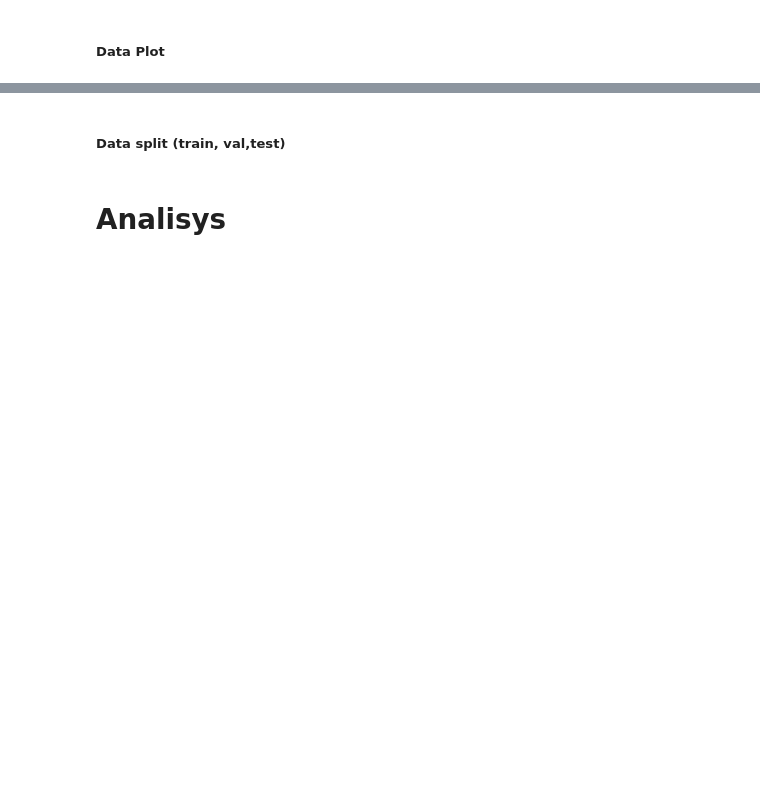
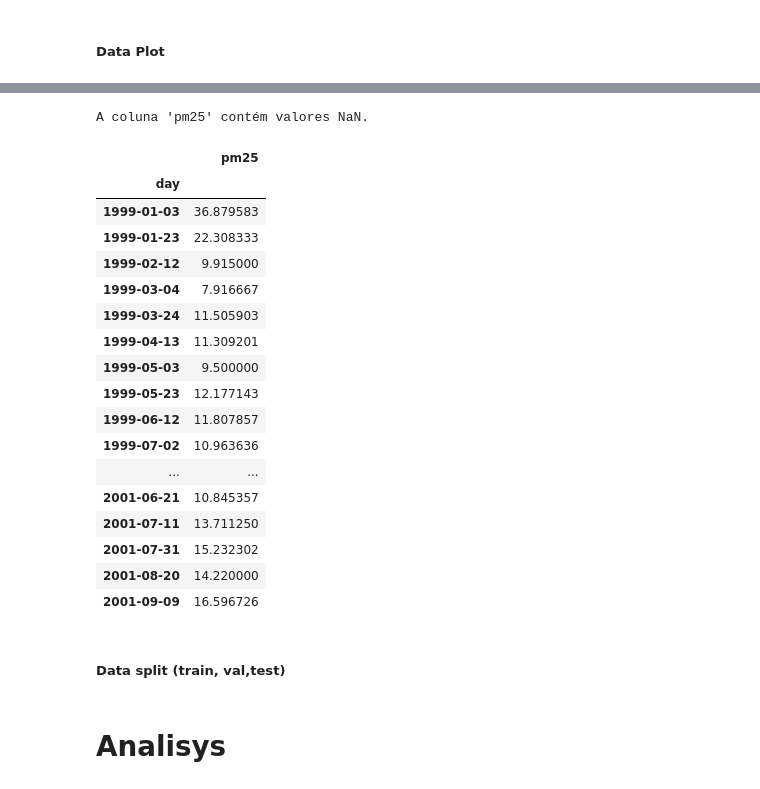
Before and after one commit to alexspf/bk_pm25_pred, a Jupyter notebook: best_cut.ipynb, the cells around one changed output, grey strips where cells are left out. Cells and saved outputs as stored; diff of their text form; code cells hidden in the pictures; blank space fills up the shorter version.

```diff
--- a/best_cut.ipynb
+++ b/best_cut.ipynb
@@ -104,12 +97,0 @@ Text(0, 0.5, 'pm25')
-# %%
-
-
-
-
-time_freq = "20D"
-
-data_mod = data_mod.resample(time_freq).mean()
-
-# Criar um novo índice de datas com a frequência desejada, começando na primeira data e terminando na última data dos dados
-data_mod.set_index(['day'], inplace=True, drop=False)
-data_mod.head()
@@ -144,3 +98,41 @@ Name: day, Length: 458, dtype: bool
+# %%
+tem_nan = data_mod['pm25'].isna().any()
+
+if tem_nan:
+    print("A coluna 'pm25' contém valores NaN.")
+else:
+    print("A coluna 'pm25' não contém valores NaN.")
+# %% [output]
+A coluna 'pm25' contém valores NaN.
+# %%
+def resize_data_mod(time_freq):
+    global data_mod
+
+    reset_data()
+
+    data_mod=data_mod.resample(time_freq).mean()
+    data_mod_filled = data_mod_resampled.fillna(data_mod_resampled.mean())
+resize_data('20D')
+data_mod.head(50)
+# %% [output]
+|  | pm25 |
+| day |  |
+| 1999-01-03 | 36.879583 |
+| 1999-01-23 | 22.308333 |
+| 1999-02-12 | 9.915000 |
+| 1999-03-04 | 7.916667 |
+| 1999-03-24 | 11.505903 |
+| 1999-04-13 | 11.309201 |
+| 1999-05-03 | 9.500000 |
+| 1999-05-23 | 12.177143 |
+| 1999-06-12 | 11.807857 |
+| 1999-07-02 | 10.963636 |
+| ... | ... |
+| 2001-06-21 | 10.845357 |
+| 2001-07-11 | 13.711250 |
+| 2001-07-31 | 15.232302 |
+| 2001-08-20 | 14.220000 |
+| 2001-09-09 | 16.596726 |
 # %% [markdown]
 ##### Data split (train, val,test)
 # %% [markdown]
```
Also changed, not shown: parts of 17 cells of this notebook.
